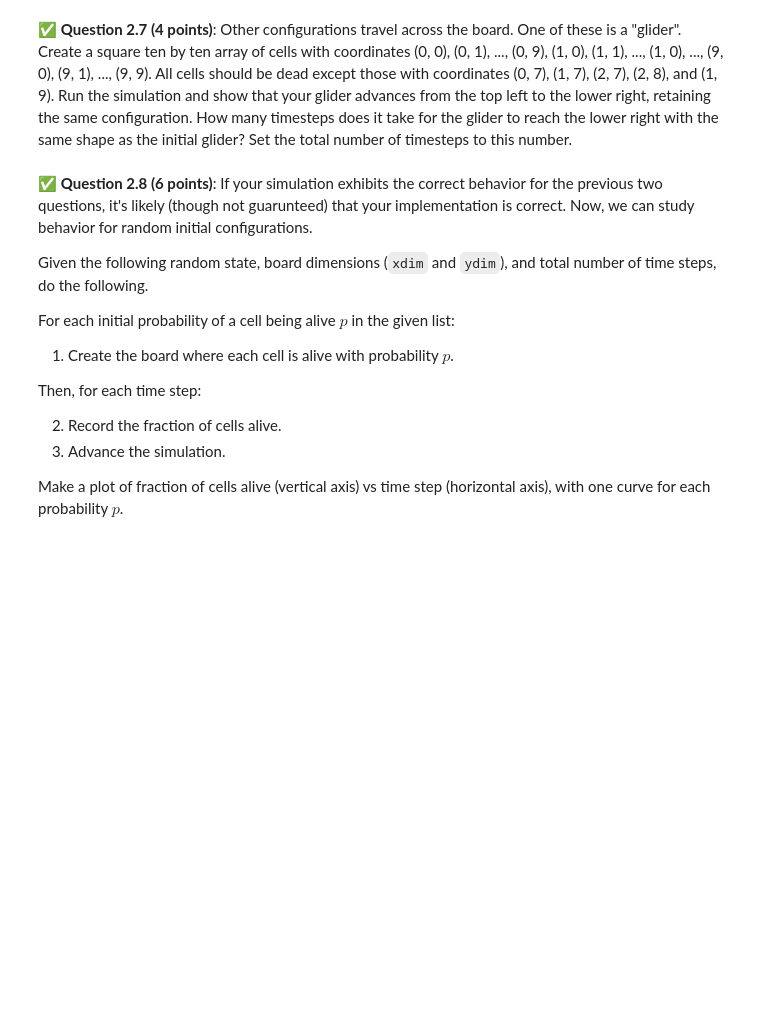
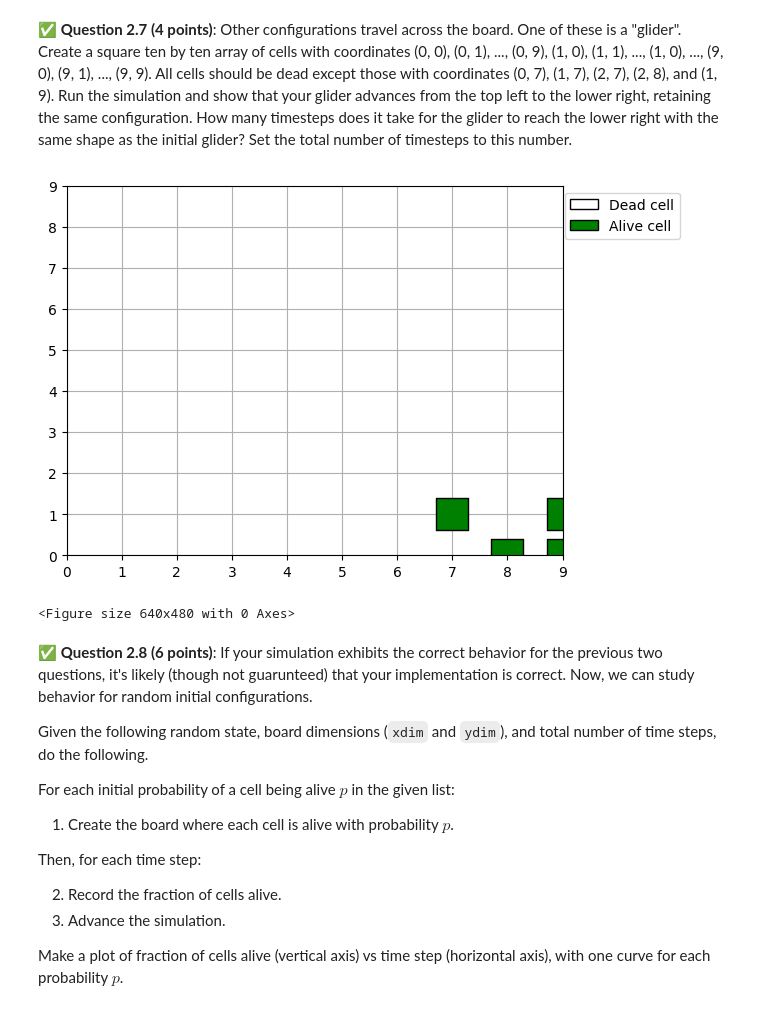
Before and after one commit to Jil-mueller/CMSE202-f25-turnin, a Jupyter notebook: hw-02/HW-02_ABMandGraphTheory-STUDENT.ipynb, the cells around one changed output. Cells and saved outputs as stored; diff of their text form; code cells hidden in the pictures; blank space fills up the shorter version.

```diff
--- a/hw-02/HW-02_ABMandGraphTheory-STUDENT.ipynb
+++ b/hw-02/HW-02_ABMandGraphTheory-STUDENT.ipynb
@@ -342,3 +504,45 @@ for t in range(32 + 1):
+# %%
+# Your code here.
+import numpy as np
+rng = np.random.RandomState(1)
+
+# Your code here to initialize the board.
+
+
+cells_list = []
+for y in range(10):
+    for x in range(10):
+        cells_list.append(Cell(x, y, alive=False))
+
+for cell in cells_list:
+    if (cell.x, cell.y) == (0, 7):
+        cell.alive = True
+    elif (cell.x, cell.y) == (1, 7):
+        cell.alive = True
+    elif (cell.x, cell.y) == (2, 7):
+        cell.alive = True
+    elif (cell.x, cell.y) == (2, 8):
+        cell.alive = True
+    elif (cell.x, cell.y) == (1, 9):
+        cell.alive = True
+
+
+my_board = Board(cells = cells_list)
+
+fig, ax = plt.subplots()
+
+for t in range(28 + 1):
+    # Your code here to update and show the board.
+    my_board.run()
+    my_board.show(xlim=(0, 9), ylim=(0, 9))
+    # After calling Board.show, run the following lines of code to make the animation smooth.
+    clear_output(wait=True) # Clear output for dynamic display
+    display(fig)            # Reset display
+    fig.clear()             # Prevent overlapping and layered plots
+    time.sleep(1)
+# %% [output]
+[figure, added]
+<Figure size 640x480 with 0 Axes>
 # %% [markdown]
 &#9989; **Question 2.8 (6 points)**: If your simulation exhibits the correct behavior for the previous two questions, it's likely (though not guarunteed) that your implementation is correct. Now, we can study behavior for random initial configurations.
 
```
Also changed, not shown: parts of 18 cells of this notebook.
